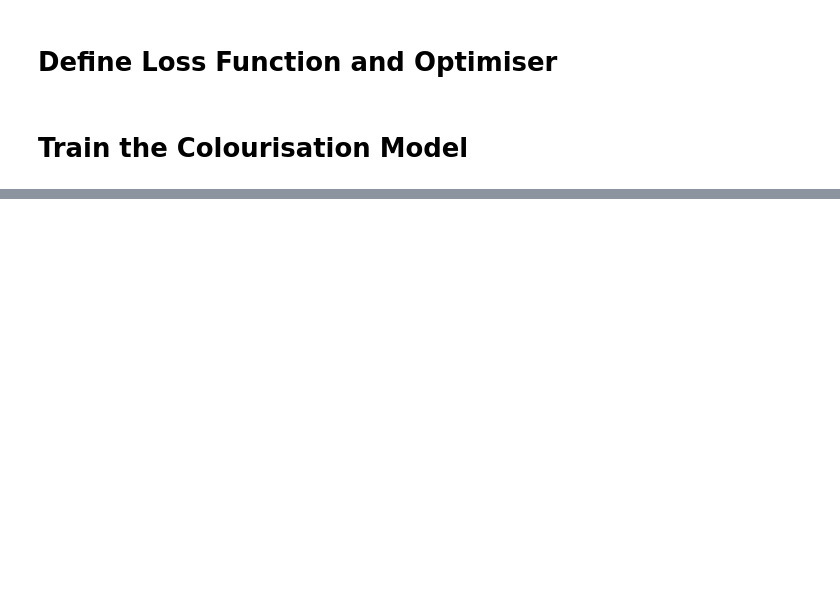
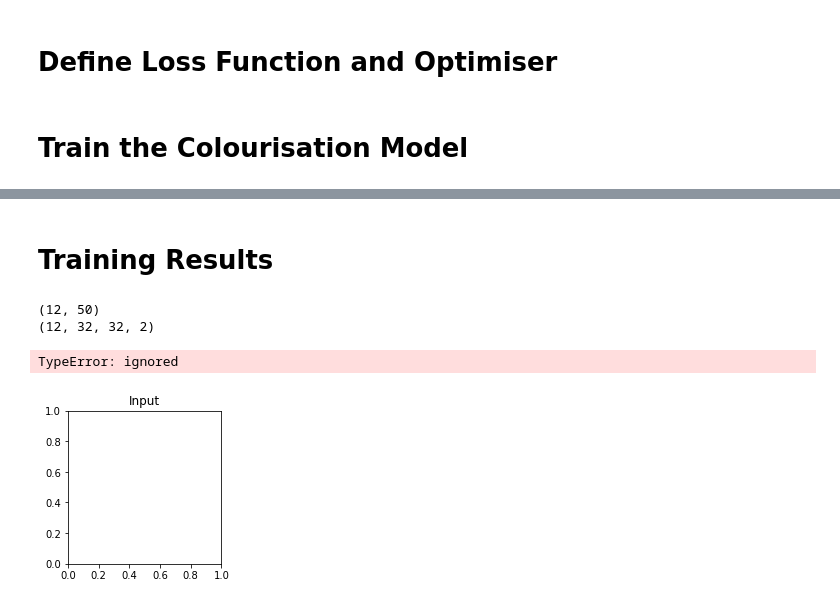
Before and after one commit to conwayjw97/Image-Colourisation-with-Deep-Learning, a Jupyter notebook: src/CVAECifar10.ipynb, the cells around one changed output, grey strips where cells are left out. Drawn from its saved outputs; the diff is of its cells as text; code cells hidden in the pictures; blank space fills up the shorter version.

```diff
--- a/src/CVAECifar10.ipynb
+++ b/src/CVAECifar10.ipynb
@@ -7,10 +7,12 @@ IMAGE_COUNT = 50000
 TRAINING_IMAGE = 0
 TEST_IMAGE = 0
 BATCH_SIZE = 1000
-CLASSIFICATION_EPOCHS = 1000
-COLOURISATION_EPOCHS = 1000
-LOAD_COLOURISATION_MODEL = False
+VAE_EPOCHS = 50
+LATENT_DIM = 50
+LOAD_VAE_MODEL = False
 INPUT_IMAGE = 10
+TRAIN_BUF = 60000
+TEST_BUF = 10000
 # %% [markdown]
 # Import Statements
 # %%
@@ -169,6 +197,8 @@ class CVAE(tf.keras.Model):
     self.inference_net = tf.keras.Sequential(
       [
           tf.keras.layers.InputLayer(input_shape=(32, 32, 2)),
+          tf.keras.layers.Conv2D(
+              filters=16, kernel_size=3, strides=(2, 2), activation='relu'),
           tf.keras.layers.Conv2D(
               filters=32, kernel_size=3, strides=(2, 2), activation='relu'),
           tf.keras.layers.Conv2D(
@@ -224,6 +254,8 @@ class CVAE(tf.keras.Model):
     mean, logvar = tf.split(self.inference_net(x), num_or_size_splits=2, axis=1)
     return mean, logvar
 
+  # Sample from the latent space by first sampling from from a unit Gaussian,
+  # and then multiplying by the standard deviation and adding the mean.
   def reparameterize(self, mean, logvar):
     eps = tf.random.normal(shape=mean.shape)
     return eps * tf.exp(logvar * .5) + mean
@@ -347,0 +369,68 @@ KeyboardInterrupt: ignored
+# %% [markdown]
+# Training Results
+# %%
+output_count = 12
+random_vector_for_generation = tf.random.normal(shape=[output_count, LATENT_DIM])
+print(random_vector_for_generation.shape)
+predictions = model.sample(random_vector_for_generation)
+print(predictions.shape)
+# fig = plt.figure(figsize=(4,4))
+
+# for i in range(predictions.shape[0]):
+#     plt.subplot(4, 4, i+1)
+#     plt.imshow(predictions[i, :, :, 0], cmap='gray')
+#     plt.axis('off')
+
+# # print(generator.evaluate(train_y, train_uv))
+# output = generator(train_y, training=False)
+
+# result = np.zeros((train_y.shape[0], 32, 32, 3))
+# result[:,:,:,0] = train_y[:,:,:,0]
+# result[:,:,:,1:] = output
+
+fig = plt.figure(figsize=(39, 39))
+for i in range(output_count):
+  fig.add_subplot(1,output_count,i+1)
+  plt.title("Input")
+  plt.imshow(predictions[i])
+
+# fig = plt.figure(figsize=(39, 39))
+# for i in range(output_count):
+#   fig.add_subplot(1,output_count,i+1)
+#   plt.title("Original")
+#   plt.imshow(class_train_images[TRAINING_IMAGE+i])
+
+# fig = plt.figure(figsize=(39, 39))
+# for i in range(output_count):
+#   fig.add_subplot(1,output_count,i+1)
+#   plt.title("Output")
+#   plt.imshow(tf.image.yuv_to_rgb(result[TRAINING_IMAGE+i]))
+
+# fig = plt.figure(figsize=(39, 39))
+# for i in range(output_count):
+#   fig.add_subplot(1,output_count,i+1)
+#   plt.title("U original")
+#   plt.imshow(train_yuvImages[TRAINING_IMAGE+i,:,:,1])
+
+# fig = plt.figure(figsize=(39, 39))
+# for i in range(output_count):
+#   fig.add_subplot(1,output_count,i+1)
+#   plt.title("U output")
+#   plt.imshow(result[TRAINING_IMAGE+i,:,:,1])
+
+# fig = plt.figure(figsize=(39, 39))
+# for i in range(output_count):
+#   fig.add_subplot(1,output_count,i+1)
+#   plt.title("V original")
+#   plt.imshow(train_yuvImages[TRAINING_IMAGE+i,:,:,2])
+
+# fig = plt.figure(figsize=(39, 39))
+# for i in range(output_count):
+#   fig.add_subplot(1,output_count,i+1)
+#   plt.title("V output")
+#   plt.imshow(result[TRAINING_IMAGE+i,:,:,2])
+# %% [output]
+(12, 50)
+(12, 32, 32, 2)
+TypeError: ignored
+[figure, added]
```
Also changed, not shown: parts of 3 cells of this notebook.
